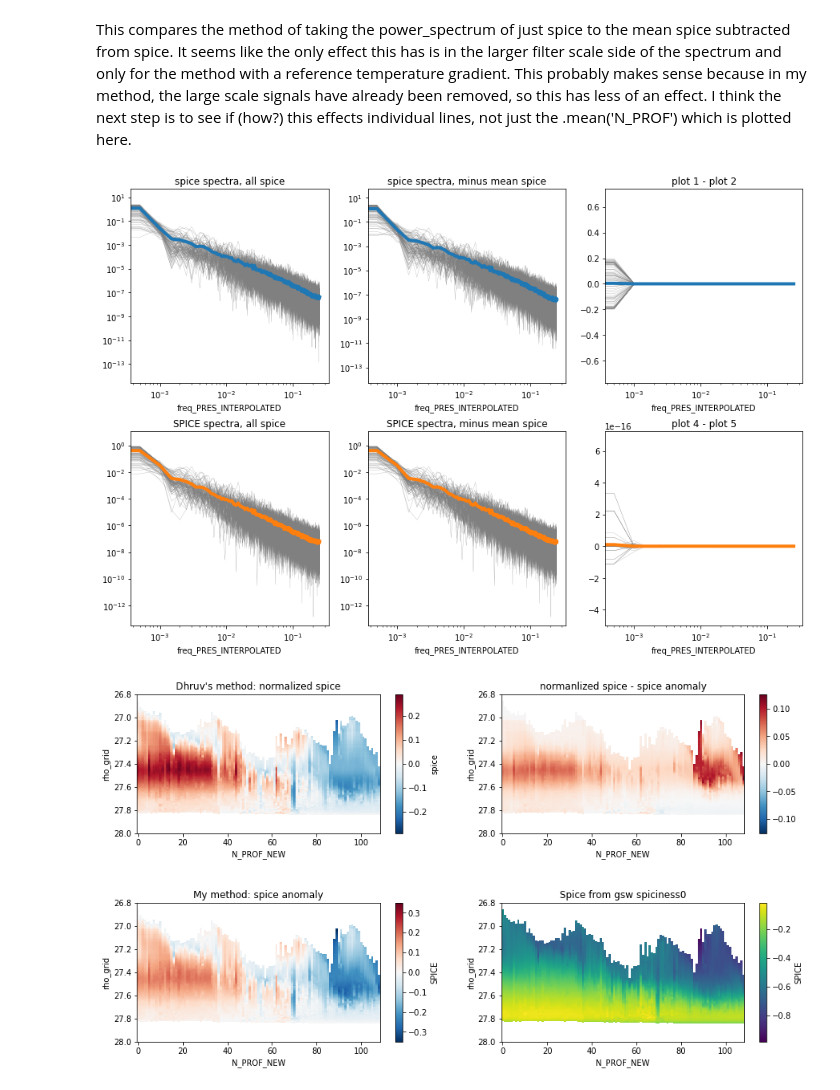
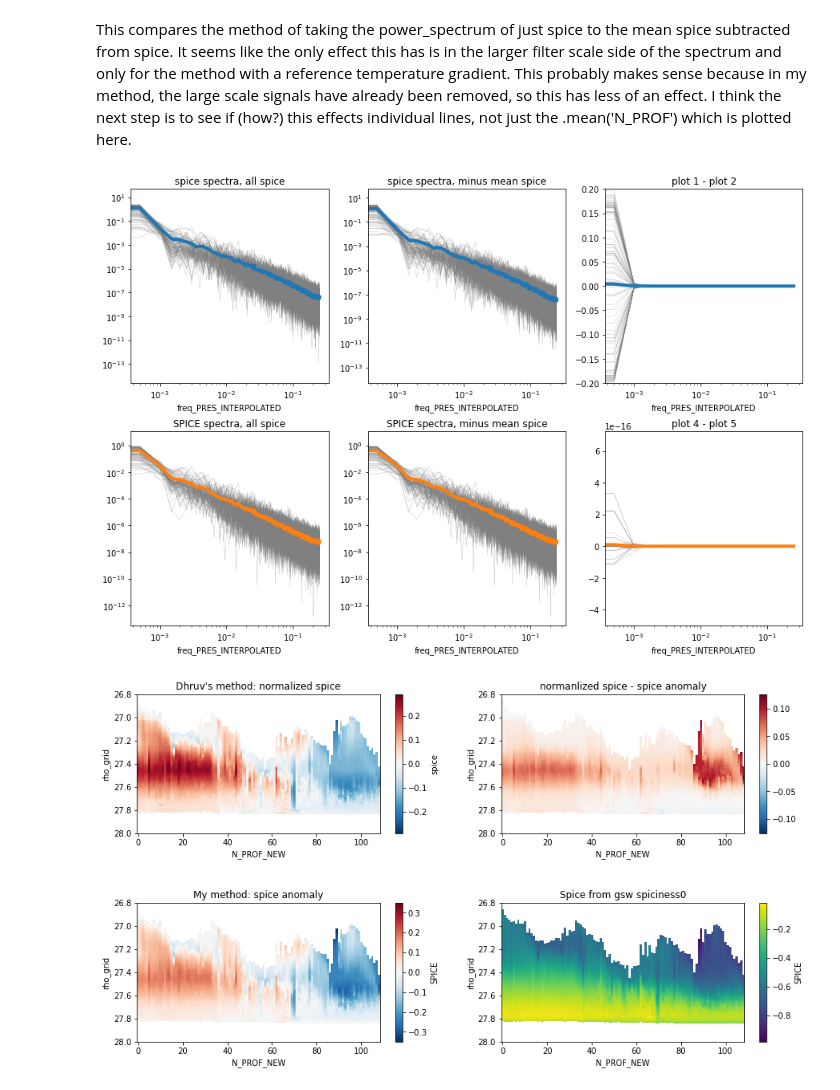
Before and after one commit to ocean-transport/argo-intern, a Jupyter notebook: methods.ipynb, the cells around one changed output. Saved outputs shown, nothing was run; the diff lists cells and outputs as text; code cells hidden in the pictures.

```diff
--- a/methods.ipynb
+++ b/methods.ipynb
@@ -279,34 +272,36 @@ for n in range(0, len(spice_spec_z.N_PROF)):
     (spice_spec_z.isel(N_PROF=n) - spice_spec_mean_z.isel(N_PROF=n)).plot(color='gray',linewidth=0.2)
 (spice_spec_z - spice_spec_mean_z).mean('N_PROF').plot(color='tab:blue',linewidth=4)
 plt.xscale('log')
+plt.ylim(-.2,.2)
 plt.title('plot 1 - plot 2')
 
 plt.subplot(2,3,4)
 for i in range(0, len(SPICE_spec_z.N_PROF)):
     SPICE_spec_z.isel(N_PROF=i).plot(color='gray',linewidth=0.2)
 SPICE_spec_z.mean('N_PROF').plot(color='tab:orange',linewidth=4)
 plt.xscale('log')
 plt.yscale('log')
 plt.title('SPICE spectra, all spice')
 
 plt.subplot(2,3,5)
 for i in range(0, len(SPICE_spec_mean_z.N_PROF)):
     SPICE_spec_mean_z.isel(N_PROF=i).plot(color='gray',linewidth=0.2)
 SPICE_spec_mean_z.mean('N_PROF').plot(color='tab:orange',linewidth=4)
 plt.xscale('log')
 plt.yscale('log')
 plt.title('SPICE spectra, minus mean spice')
 
 plt.subplot(2,3,6)
 for n in range(0, len(spice_spec_z.N_PROF)):
     (SPICE_spec_z.isel(N_PROF=n) - SPICE_spec_mean_z.isel(N_PROF=n)).plot(color='gray',linewidth=0.2)
 (SPICE_spec_z - SPICE_spec_mean_z).mean('N_PROF').plot(color='tab:orange',linewidth=4)
 plt.xscale('log')
+
 plt.title('plot 4 - plot 5')
 
 plt.subplots_adjust(hspace=0.25)
 # %% [output]
-[figure, old version]
+[figure, new version]
 # %%
 n=0
 mean_prof_r  = float_r.SPICE.isel(rho_grid=n).mean(skipna=True)
```
Also changed, not shown: parts of 10 cells of this notebook.
